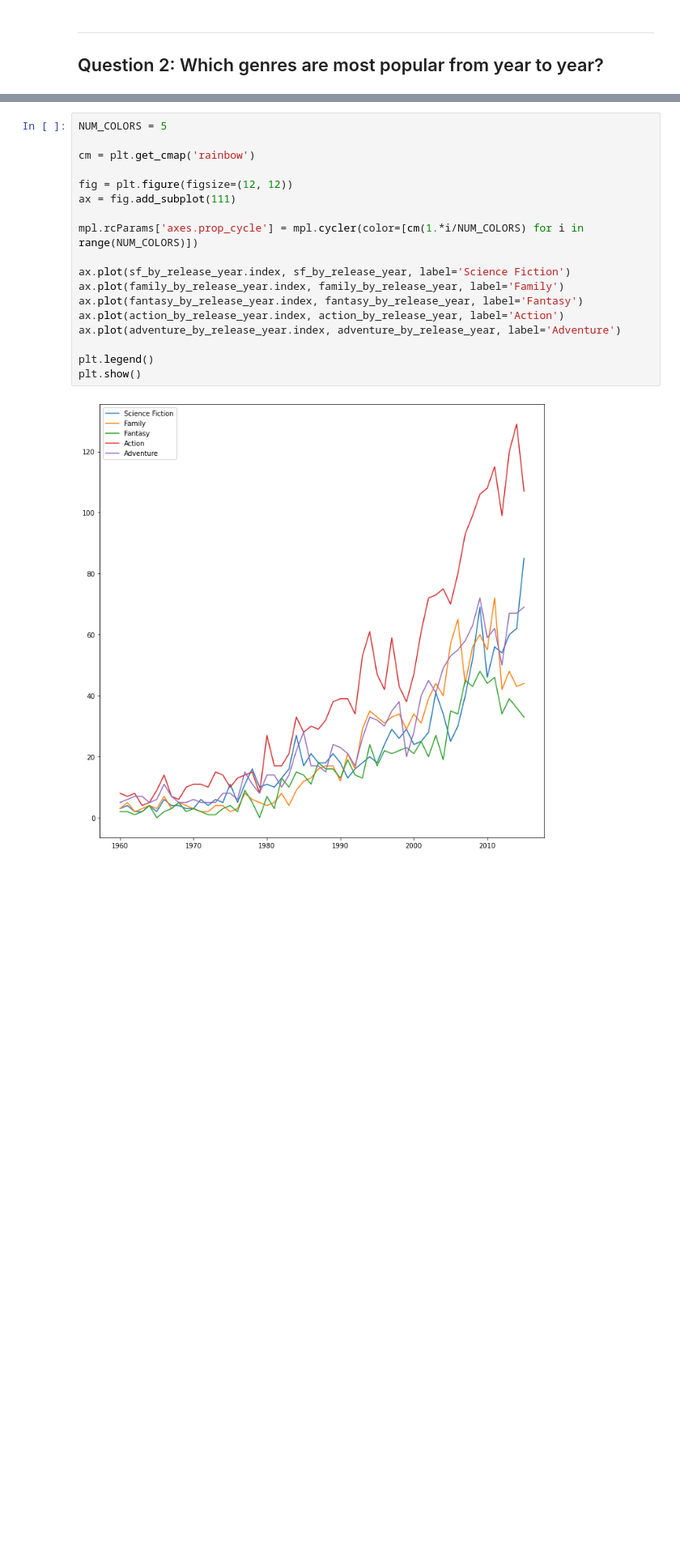
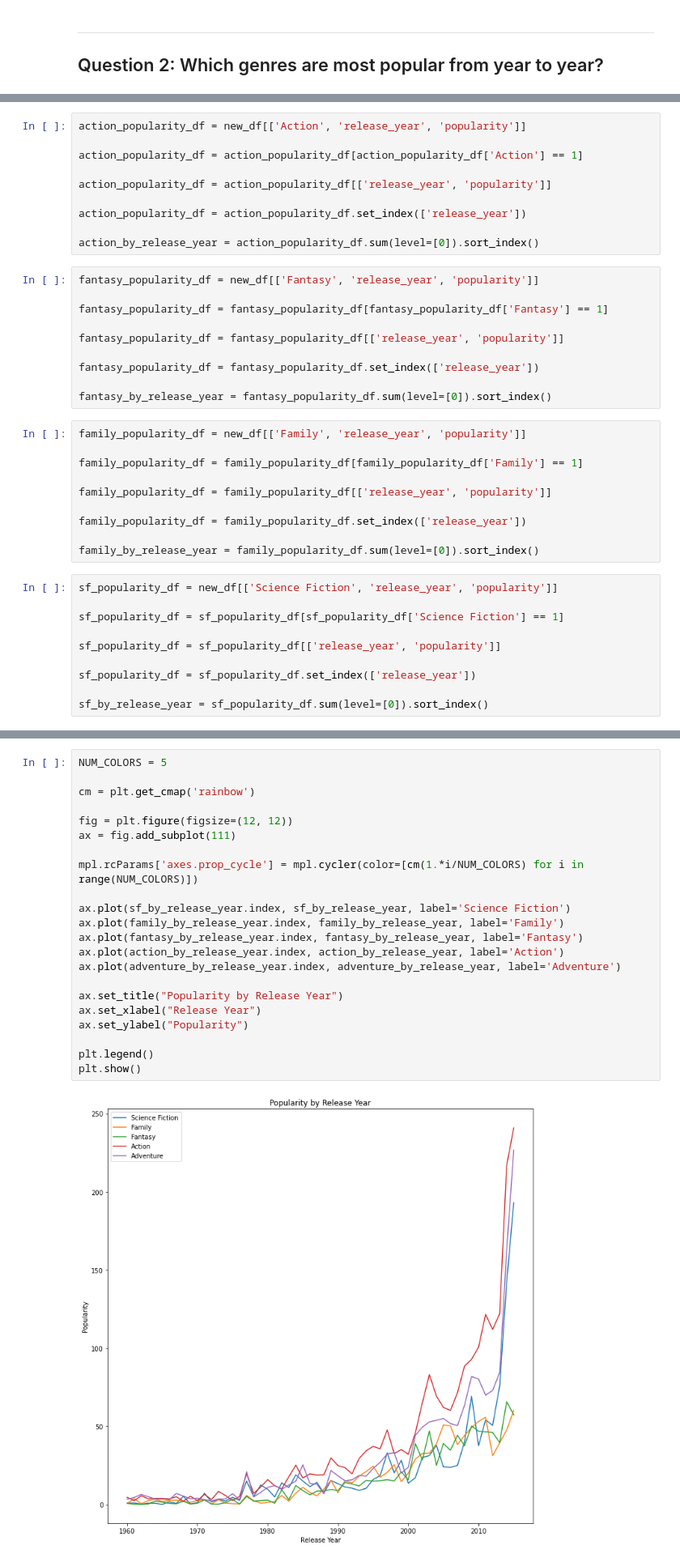
Before and after one commit to yufrances90/Investigate-a-Dataset, a Jupyter notebook: TMDB 5000 Movie Dataset.ipynb, the cells around one changed output, grey strips where cells are left out. Shown at 81% size. Cells and saved outputs as stored; diff of their text form; blank space fills up the shorter version.

```diff
--- a/TMDB 5000 Movie Dataset.ipynb
+++ b/TMDB 5000 Movie Dataset.ipynb
@@ -430,0 +458,40 @@ adventure_by_release_year = new_df.set_index(['release_year'])['Adventure'].sum(
+# %%
+action_popularity_df = new_df[['Action', 'release_year', 'popularity']]
+
+action_popularity_df = action_popularity_df[action_popularity_df['Action'] == 1]
+
+action_popularity_df = action_popularity_df[['release_year', 'popularity']]
+
+action_popularity_df = action_popularity_df.set_index(['release_year'])
+
+action_by_release_year = action_popularity_df.sum(level=[0]).sort_index()
+# %%
+fantasy_popularity_df = new_df[['Fantasy', 'release_year', 'popularity']]
+
+fantasy_popularity_df = fantasy_popularity_df[fantasy_popularity_df['Fantasy'] == 1]
+
+fantasy_popularity_df = fantasy_popularity_df[['release_year', 'popularity']]
+
+fantasy_popularity_df = fantasy_popularity_df.set_index(['release_year'])
+
+fantasy_by_release_year = fantasy_popularity_df.sum(level=[0]).sort_index()
+# %%
+family_popularity_df = new_df[['Family', 'release_year', 'popularity']]
+
+family_popularity_df = family_popularity_df[family_popularity_df['Family'] == 1]
+
+family_popularity_df = family_popularity_df[['release_year', 'popularity']]
+
+family_popularity_df = family_popularity_df.set_index(['release_year'])
+
+family_by_release_year = family_popularity_df.sum(level=[0]).sort_index()
+# %%
+sf_popularity_df = new_df[['Science Fiction', 'release_year', 'popularity']]
+
+sf_popularity_df = sf_popularity_df[sf_popularity_df['Science Fiction'] == 1]
+
+sf_popularity_df = sf_popularity_df[['release_year', 'popularity']]
+
+sf_popularity_df = sf_popularity_df.set_index(['release_year'])
+
+sf_by_release_year = sf_popularity_df.sum(level=[0]).sort_index()
@@ -431,20 +648,24 @@ adventure_by_release_year = new_df.set_index(['release_year'])['Adventure'].sum(
 # %%
 NUM_COLORS = 5
 
 cm = plt.get_cmap('rainbow')
 
 fig = plt.figure(figsize=(12, 12))
 ax = fig.add_subplot(111)
 
 mpl.rcParams['axes.prop_cycle'] = mpl.cycler(color=[cm(1.*i/NUM_COLORS) for i in range(NUM_COLORS)])
 
 ax.plot(sf_by_release_year.index, sf_by_release_year, label='Science Fiction')
 ax.plot(family_by_release_year.index, family_by_release_year, label='Family')
 ax.plot(fantasy_by_release_year.index, fantasy_by_release_year, label='Fantasy')
 ax.plot(action_by_release_year.index, action_by_release_year, label='Action')
 ax.plot(adventure_by_release_year.index, adventure_by_release_year, label='Adventure')
 
+ax.set_title("Popularity by Release Year")
+ax.set_xlabel("Release Year")
+ax.set_ylabel("Popularity")
+
 plt.legend()
 plt.show()
 # %% [output]
-[figure, old version]
+[figure, new version]
```
Also changed, not shown: parts of 40 cells of this notebook, 1 other file.
